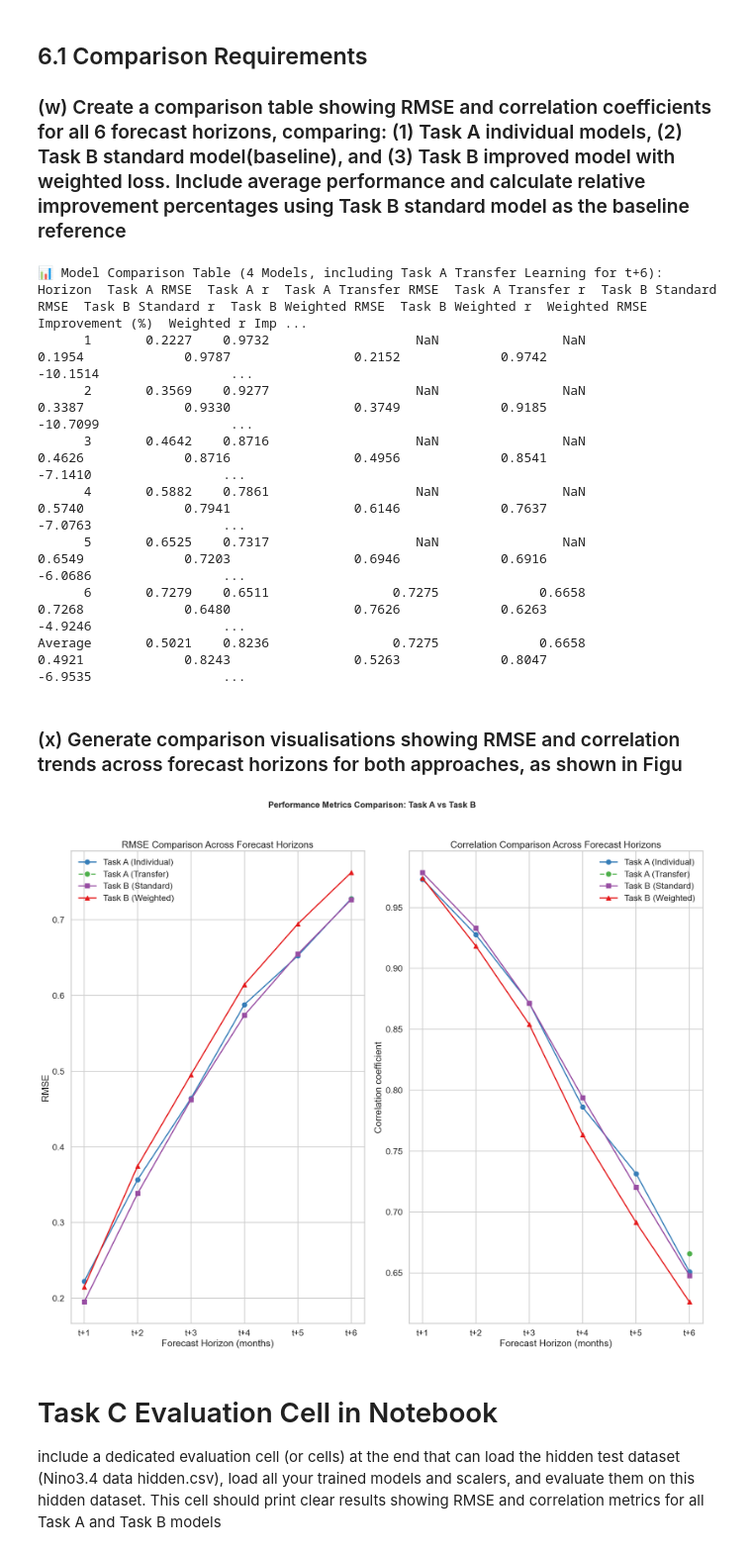
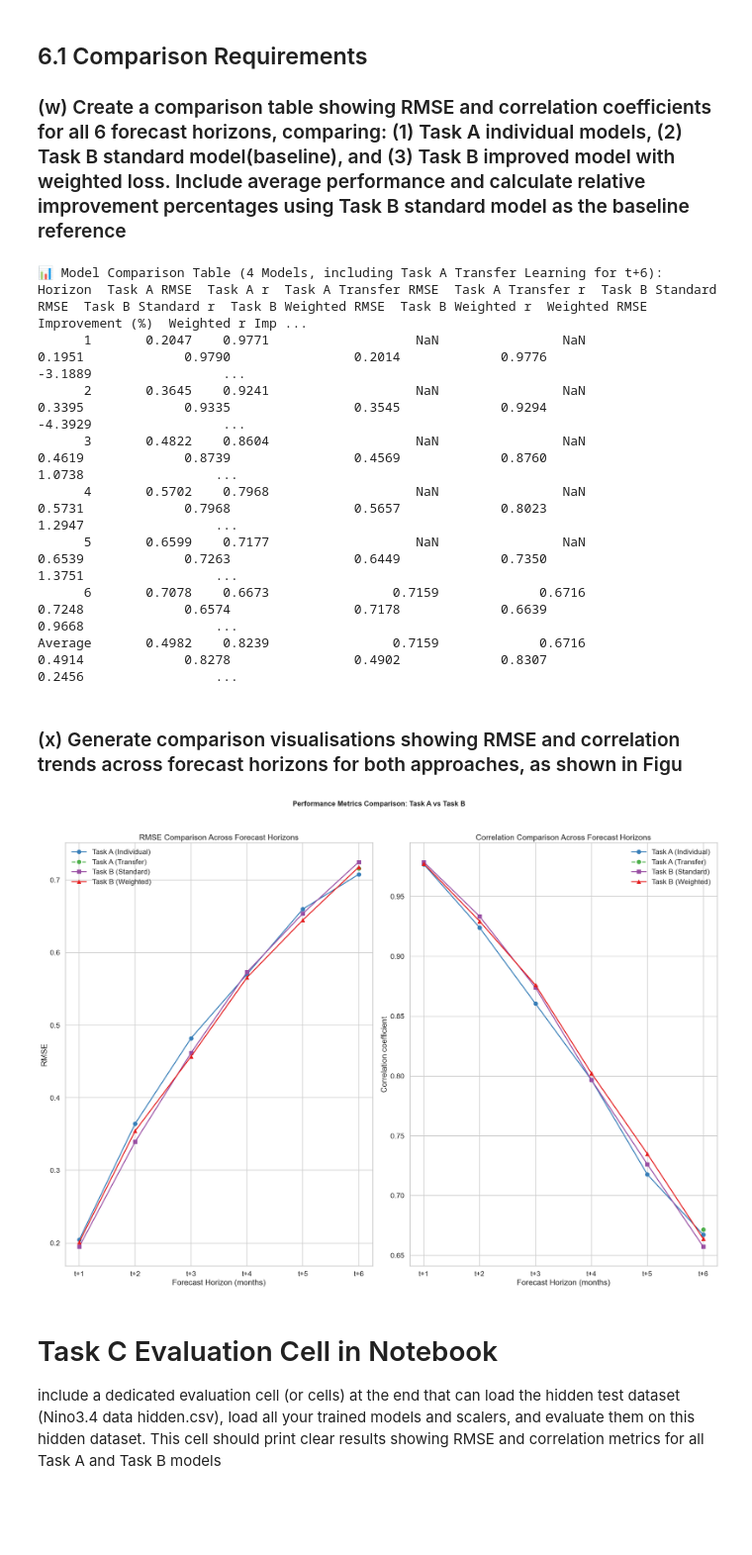
Before and after one commit to kurin0u0/9814, a Jupyter notebook: z5709922_assignment1/z5709922_assignment1.ipynb, the cells around one changed output. Shown at 99% size. Cells and saved outputs as stored; diff of their text form; code cells hidden in the pictures; blank space fills up the shorter version.

```diff
--- a/z5709922_assignment1/z5709922_assignment1.ipynb
+++ b/z5709922_assignment1/z5709922_assignment1.ipynb
@@ -133,7 +133,7 @@ model = NinoNet(input_dim).to(device)
 ### (f) Repeat (e) for the subsequent months, i.e., nino_tplus2, nino_tplus3,.. nino_tplus6. Together with part (e), this will give you six trained networks and six plots for training and validation loss, shown in one Figure
 # %%
 # ---------- 训练函数 ----------
-def train_single_horizon(horizon_index, epochs=1000, lr=1e-4, batch_size=32, patience=5):
+def train_single_horizon(horizon_index, epochs=1000, lr=1e-4, batch_size=32, patience=10):
     # 目标列索引
     y_train_h = train_y[:, horizon_index].unsqueeze(1)
     y_val_h = val_y[:, horizon_index].unsqueeze(1)
@@ -219,7 +219,7 @@ for i in range(num_models):
 
 
 # ---------- 绘制六张训练曲线 ----------
-fig, axes = plt.subplots(2, 3, figsize=(12, 8))
+fig, axes = plt.subplots(2, 3, figsize=(18, 12))
 axes = axes.flatten()
 
 for i in range(num_models):
@@ -384,15 +384,15 @@ model.load_state_dict(torch.load(source_model_path, map_location=device))
 # 替换输出层（确保输出是单一回归）
 model.model[-1] = nn.Linear(32, 1).to(device)
 
-# 冻结底层 1~2 层，微调中间层 + 输出层，让模型有能力适应 tplus6
+# 冻结底层 2层，微调中间层 + 输出层，让模型有能力适应 tplus6
 for p in model.model[:2].parameters():  # 冻结前两层
     p.requires_grad = False
 for p in model.model[2:].parameters():  # 微调后两层
     p.requires_grad = True
 
 # 重新定义优化器（只包含可训练参数）
-optimizer = optim.Adam(filter(lambda p: p.requires_grad, model.parameters()),
-                       lr=1e-3, weight_decay=1e-5)
+optimizer = optim.Adam(filter(lambda p: p.requires_grad, model.parameters()), lr=1e-3, weight_decay=1e-5)
+patience = 1
 criterion = nn.MSELoss()
 
 # 划分验证子集以基于 val_loss 做 early stopping
@@ -404,7 +404,6 @@ X_tr_sub, X_val_sub = X_tr_sub.to(device), X_val_sub.to(device)
 y_tr_sub, y_val_sub = y_tr_sub.to(device), y_val_sub.to(device)
 
 best_val_loss = float('inf')
-patience = 5   # 允许连续多少个 epoch val_loss 不降
 patience_counter = 0
 epochs = 3000
 
@@ -432,7 +431,7 @@ for epoch in range(epochs):
     else:
         patience_counter += 1
 
-    if (epoch+1) % 5 == 0:
+    if (epoch+1) % 20 == 0:
         print(f"Epoch [{epoch+1}/{epochs}] Train Loss: {loss.item():.4f}, Val Loss: {val_loss.item():.4f}")
 
     if patience_counter >= patience:
@@ -693,7 +689,7 @@ Horizon 6: RMSE = 0.7268, Pearson r = 0.6480
 # %%
 # ---------- (t) Scatter Plots: Predicted vs Observed ----------
 
-fig, axes = plt.subplots(2, 3, figsize=(12, 8))
+fig, axes = plt.subplots(2, 3, figsize=(18, 12))
 axes = axes.flatten()
 
 titles = [
@@ -895,7 +891,7 @@ for i in range(6):
 
 # ---------- Scatter Plots: Predicted vs Observed ----------
 
-fig, axes = plt.subplots(2, 3, figsize=(12, 8))
+fig, axes = plt.subplots(2, 3, figsize=(18, 12))
 axes = axes.flatten()
 
 titles = [
@@ -1012,13 +1008,13 @@ print(comparison_df.to_string(index=False))
 # %% [output]
 📊 Model Comparison Table (4 Models, including Task A Transfer Learning for t+6):
 Horizon  Task A RMSE  Task A r  Task A Transfer RMSE  Task A Transfer r  Task B Standard RMSE  Task B Standard r  Task B Weighted RMSE  Task B Weighted r  Weighted RMSE Improvement (%)  Weighted r Imp ...
-      1       0.2227    0.9732                   NaN                NaN                0.1954             0.9787                0.2152             0.9742                       -10.1514                 ...
-      2       0.3569    0.9277                   NaN                NaN                0.3387             0.9330                0.3749             0.9185                       -10.7099                 ...
-      3       0.4642    0.8716                   NaN                NaN                0.4626             0.8716                0.4956             0.8541                        -7.1410                 ...
-      4       0.5882    0.7861                   NaN                NaN                0.5740             0.7941                0.6146             0.7637                        -7.0763                 ...
-      5       0.6525    0.7317                   NaN                NaN                0.6549             0.7203                0.6946             0.6916                        -6.0686                 ...
-      6       0.7279    0.6511                0.7275             0.6658                0.7268             0.6480                0.7626             0.6263                        -4.9246                 ...
-Average       0.5021    0.8236                0.7275             0.6658                0.4921             0.8243                0.5263             0.8047                        -6.9535                 ...
+      1       0.2047    0.9771                   NaN                NaN                0.1951             0.9790                0.2014             0.9776                        -3.1889                 ...
+      2       0.3645    0.9241                   NaN                NaN                0.3395             0.9335                0.3545             0.9294                        -4.3929                 ...
+      3       0.4822    0.8604                   NaN                NaN                0.4619             0.8739                0.4569             0.8760                         1.0738                 ...
+      4       0.5702    0.7968                   NaN                NaN                0.5731             0.7968                0.5657             0.8023                         1.2947                 ...
+      5       0.6599    0.7177                   NaN                NaN                0.6539             0.7263                0.6449             0.7350                         1.3751                 ...
+      6       0.7078    0.6673                0.7159             0.6716                0.7248             0.6574                0.7178             0.6639                         0.9668                 ...
+Average       0.4982    0.8239                0.7159             0.6716                0.4914             0.8278                0.4902             0.8307                         0.2456                 ...
 # %% [markdown]
 ### (x) Generate comparison visualisations showing RMSE and correlation trends across forecast horizons for both approaches, as shown in Figu
 # %%
@@ -1047,7 +1043,7 @@ taskB_weighted_rmse = comparison_df["Task B Weighted RMSE"][:-1]
 taskB_weighted_r = comparison_df["Task B Weighted r"][:-1]
 
 # 创建画布
-plt.figure(figsize=(18, 15))
+plt.figure(figsize=(22, 16))
 sns.set_style("whitegrid")
 sns.set_context("talk")
 
@@ -1056,34 +1052,34 @@ plt.subplot(1, 2, 1)
 plt.plot(horizons, taskA_rmse, 'o-', color=palette["Task A (Individual)"], label="Task A (Individual)")
 plt.plot(horizons, taskA_transfer_rmse, 'o--', color=palette["Task A (Transfer)"], label="Task A (Transfer)")
 plt.plot(horizons, taskB_standard_rmse, 's-', color=palette["Task B (Standard)"], label="Task B (Standard)")
 plt.plot(horizons, taskB_weighted_rmse, '^-', color=palette["Task B (Weighted)"], label="Task B (Weighted)")
 
 plt.xlabel("Forecast Horizon (months)")
 plt.ylabel("RMSE")
 plt.title("RMSE Comparison Across Forecast Horizons")
 plt.xticks(horizons, [f"t+{i}" for i in horizons])
 plt.legend(frameon=False, loc="upper left")
 
 # ---- 子图2: Correlation ----
 plt.subplot(1, 2, 2)
 plt.plot(horizons, taskA_r, 'o-', color=palette["Task A (Individual)"], label="Task A (Individual)")
 plt.plot(horizons, taskA_transfer_r, 'o--', color=palette["Task A (Transfer)"], label="Task A (Transfer)")
 plt.plot(horizons, taskB_standard_r, 's-', color=palette["Task B (Standard)"], label="Task B (Standard)")
 plt.plot(horizons, taskB_weighted_r, '^-', color=palette["Task B (Weighted)"], label="Task B (Weighted)")
 
 plt.xlabel("Forecast Horizon (months)")
 plt.ylabel("Correlation coefficient")
 plt.title("Correlation Comparison Across Forecast Horizons")
 plt.xticks(horizons, [f"t+{i}" for i in horizons])
 plt.legend(frameon=False, loc="upper right")
 
 # ---- 总标题与水印 ----
 plt.suptitle("Performance Metrics Comparison: Task A vs Task B", fontsize=16, fontweight="bold")
 
 plt.tight_layout(rect=[0, 0, 1, 0.96])
 plt.show()
 # %% [output]
-[figure, old version]
+[figure, new version]
 # %% [markdown]
 # Task C Evaluation Cell in Notebook
 include a dedicated evaluation cell (or cells) at the end that can load the hidden test dataset (Nino3.4 data hidden.csv), load all your trained models and scalers, and evaluate them on this hidden dataset. This cell should print clear results showing RMSE and correlation metrics for all Task A and Task B models
```
Also changed, not shown: parts of 11 cells of this notebook, 9 other files.
